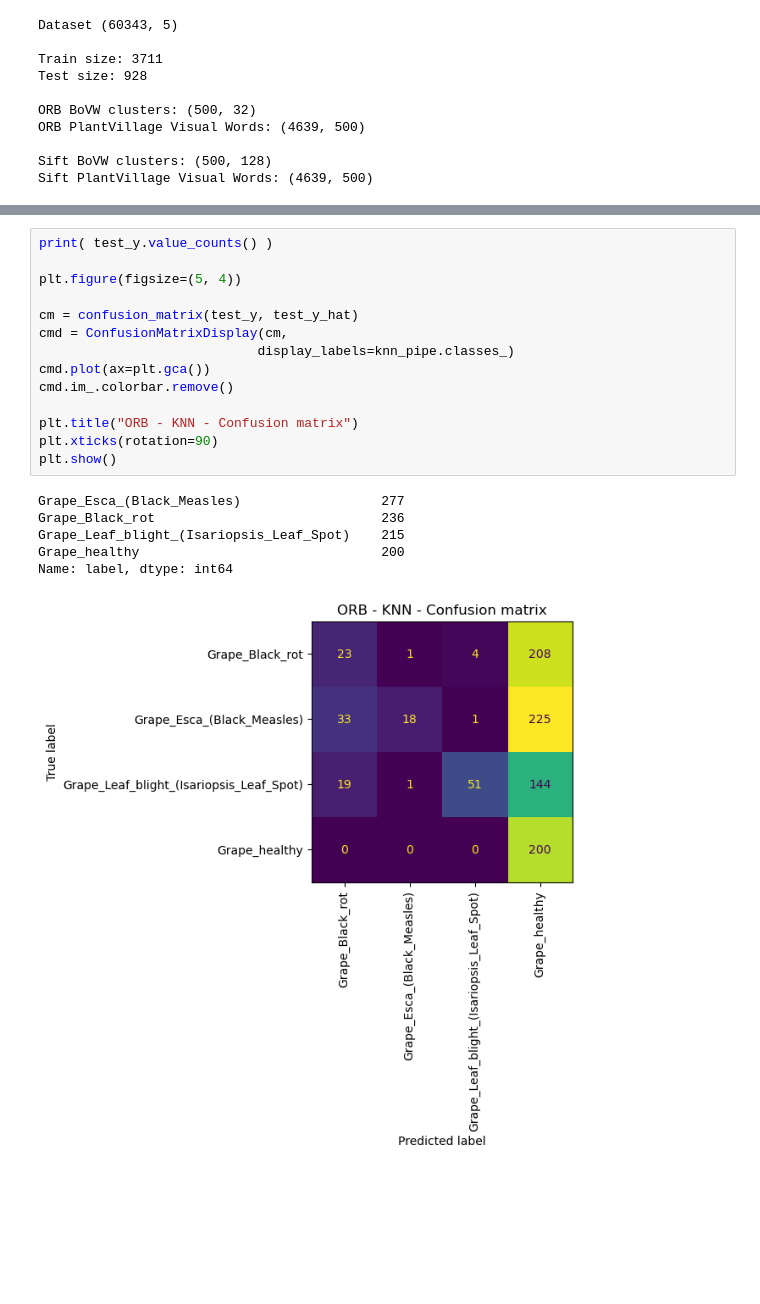
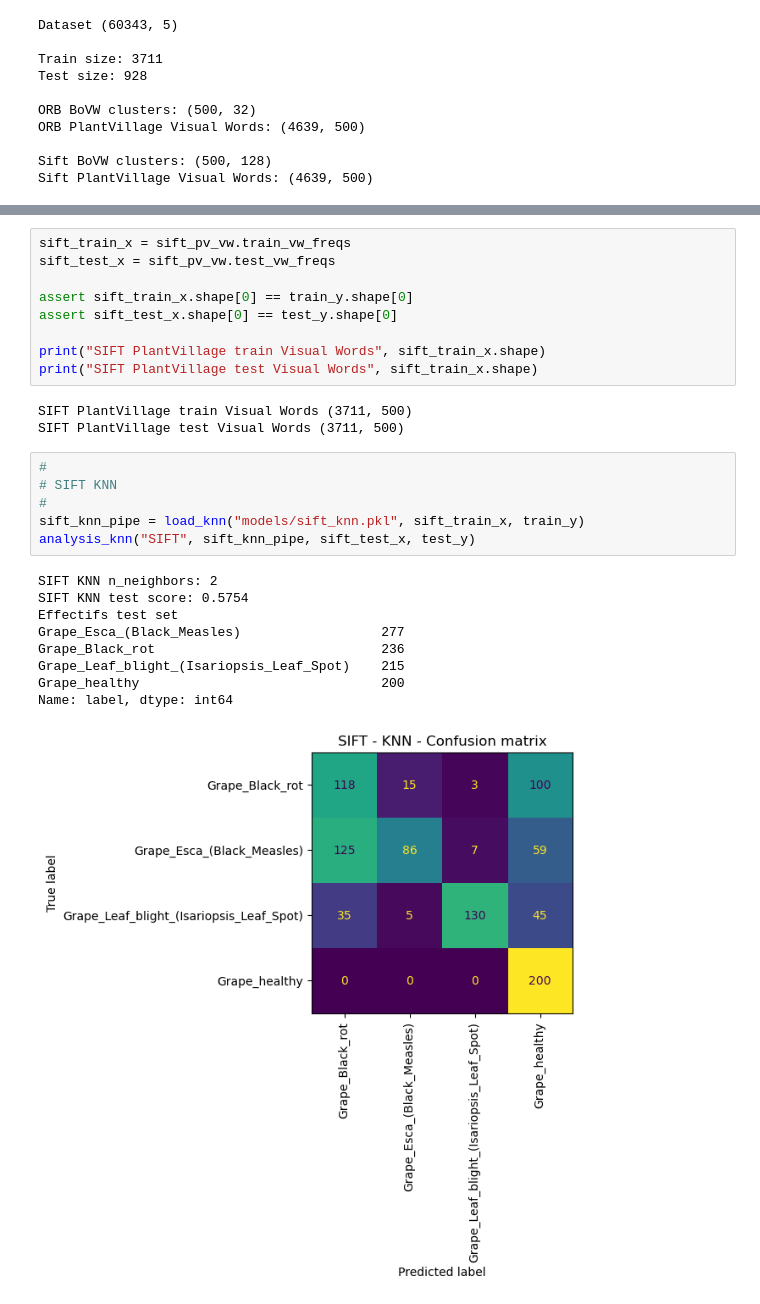
Before and after one commit to jfgagnon00/PlantVillage, a Jupyter notebook: 06 - Training - KNN.ipynb, the cells around one changed output, grey strips where cells are left out. Cells and saved outputs as stored; diff of their text form; blank space fills up the shorter version.

```diff
--- a/06 - Training.ipynb
+++ b/06 - Training - KNN.ipynb
@@ -162,21 +189,28 @@ KNN test score: 0.3147
-# %%
-print( test_y.value_counts() )
-
-plt.figure(figsize=(5, 4))
-
-cm = confusion_matrix(test_y, test_y_hat)
-cmd = ConfusionMatrixDisplay(cm,
-                            display_labels=knn_pipe.classes_)
-cmd.plot(ax=plt.gca())
-cmd.im_.colorbar.remove()
-
-plt.title("ORB - KNN - Confusion matrix")
-plt.xticks(rotation=90)
-plt.show()
-# %% [output]
-Grape_Esca_(Black_Measles)                  277
-Grape_Black_rot                             236
-Grape_Leaf_blight_(Isariopsis_Leaf_Spot)    215
-Grape_healthy                               200
-Name: label, dtype: int64
-[figure, removed]
+# %%
+sift_train_x = sift_pv_vw.train_vw_freqs
+sift_test_x = sift_pv_vw.test_vw_freqs
+
+assert sift_train_x.shape[0] == train_y.shape[0]
+assert sift_test_x.shape[0] == test_y.shape[0]
+
+print("SIFT PlantVillage train Visual Words", sift_train_x.shape)
+print("SIFT PlantVillage test Visual Words", sift_train_x.shape)
+# %% [output]
+SIFT PlantVillage train Visual Words (3711, 500)
+SIFT PlantVillage test Visual Words (3711, 500)
+# %%
+#
+# SIFT KNN
+#
+sift_knn_pipe = load_knn("models/sift_knn.pkl", sift_train_x, train_y)
+analysis_knn("SIFT", sift_knn_pipe, sift_test_x, test_y)
+# %% [output]
+SIFT KNN n_neighbors: 2
+SIFT KNN test score: 0.5754
+Effectifs test set
+Grape_Esca_(Black_Measles)                  277
+Grape_Black_rot                             236
+Grape_Leaf_blight_(Isariopsis_Leaf_Spot)    215
+Grape_healthy                               200
+Name: label, dtype: int64
+[figure, added]
```
Also changed, not shown: parts of 4 cells of this notebook.
